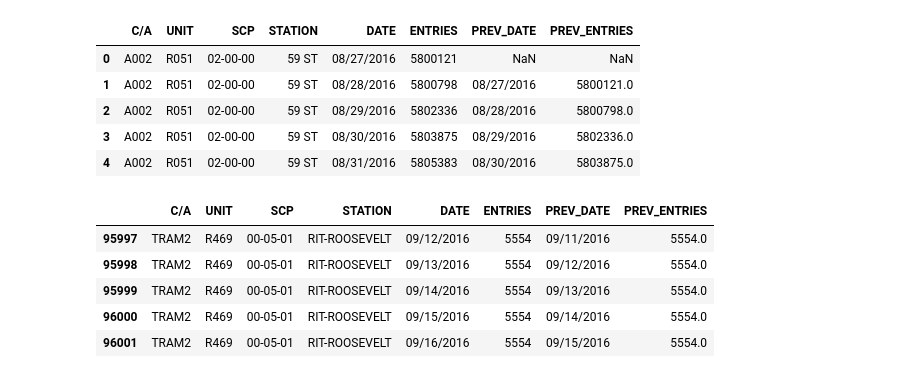
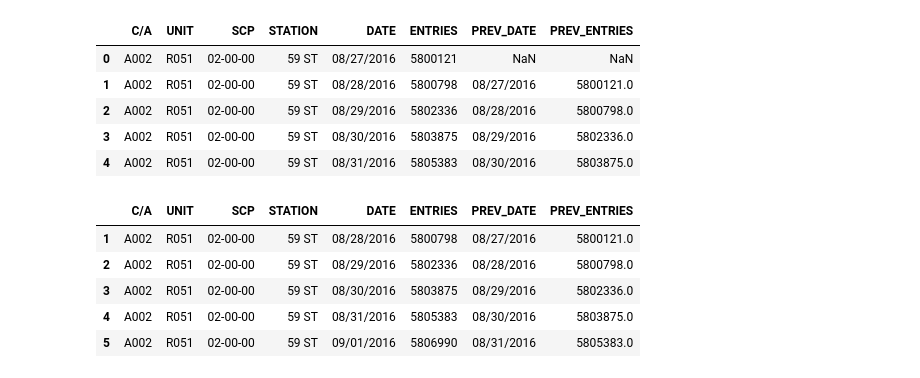
Before and after one commit to weizhao-BME/metis-project1, a Jupyter notebook: fresh_start.ipynb, the cells around one changed output. Drawn from its saved outputs; the diff is of its cells as text; code cells hidden in the pictures.

Commit message:
Start work on get_daily_counts func

```diff
--- a/fresh_start.ipynb
+++ b/fresh_start.ipynb
@@ -173,5 +181,5 @@ daily_entries.head()
 # %%
-daily_entries[['PREV_DATE', 'PREV_ENTRIES']] = (daily_entries.groupby(['C/A','UNIT','SCP','STATION'])['DATE','ENTRIES'].apply(lambda grp: grp.shift(1)))
+daily_entries[['PREV_DATE', 'PREV_ENTRIES']] = (daily_entries.groupby(['C/A','UNIT','SCP','STATION'])[['DATE','ENTRIES']].apply(lambda grp: grp.shift(1)))
 # %%
 daily_entries.head()
 # %% [output]
@@ -181,12 +189,15 @@ daily_entries.head()
 | 2 | A002 | R051 | 02-00-00 | 59 ST | 08/29/2016 | 5802336 | 08/28/2016 | 5800798.0 |
 | 3 | A002 | R051 | 02-00-00 | 59 ST | 08/30/2016 | 5803875 | 08/29/2016 | 5802336.0 |
 | 4 | A002 | R051 | 02-00-00 | 59 ST | 08/31/2016 | 5805383 | 08/30/2016 | 5803875.0 |
-# %%
-daily_entries.tail()
-# %% [output]
-|  | C/A | UNIT | SCP | STATION | DATE | ENTRIES | PREV_DATE | PREV_ENTRIES |
-| 95997 | TRAM2 | R469 | 00-05-01 | RIT-ROOSEVELT | 09/12/2016 | 5554 | 09/11/2016 | 5554.0 |
-| 95998 | TRAM2 | R469 | 00-05-01 | RIT-ROOSEVELT | 09/13/2016 | 5554 | 09/12/2016 | 5554.0 |
-| 95999 | TRAM2 | R469 | 00-05-01 | RIT-ROOSEVELT | 09/14/2016 | 5554 | 09/13/2016 | 5554.0 |
-| 96000 | TRAM2 | R469 | 00-05-01 | RIT-ROOSEVELT | 09/15/2016 | 5554 | 09/14/2016 | 5554.0 |
-| 96001 | TRAM2 | R469 | 00-05-01 | RIT-ROOSEVELT | 09/16/2016 | 5554 | 09/15/2016 | 5554.0 |
+# %%
+# Drop the rows for the earliest date in the df
+daily_entries.dropna(subset=["PREV_DATE"], axis=0, inplace=True)
+
+daily_entries.head()
+# %% [output]
+|  | C/A | UNIT | SCP | STATION | DATE | ENTRIES | PREV_DATE | PREV_ENTRIES |
+| 1 | A002 | R051 | 02-00-00 | 59 ST | 08/28/2016 | 5800798 | 08/27/2016 | 5800121.0 |
+| 2 | A002 | R051 | 02-00-00 | 59 ST | 08/29/2016 | 5802336 | 08/28/2016 | 5800798.0 |
+| 3 | A002 | R051 | 02-00-00 | 59 ST | 08/30/2016 | 5803875 | 08/29/2016 | 5802336.0 |
+| 4 | A002 | R051 | 02-00-00 | 59 ST | 08/31/2016 | 5805383 | 08/30/2016 | 5803875.0 |
+| 5 | A002 | R051 | 02-00-00 | 59 ST | 09/01/2016 | 5806990 | 08/31/2016 | 5805383.0 |
```
Also changed, not shown: parts of 3 cells of this notebook.
